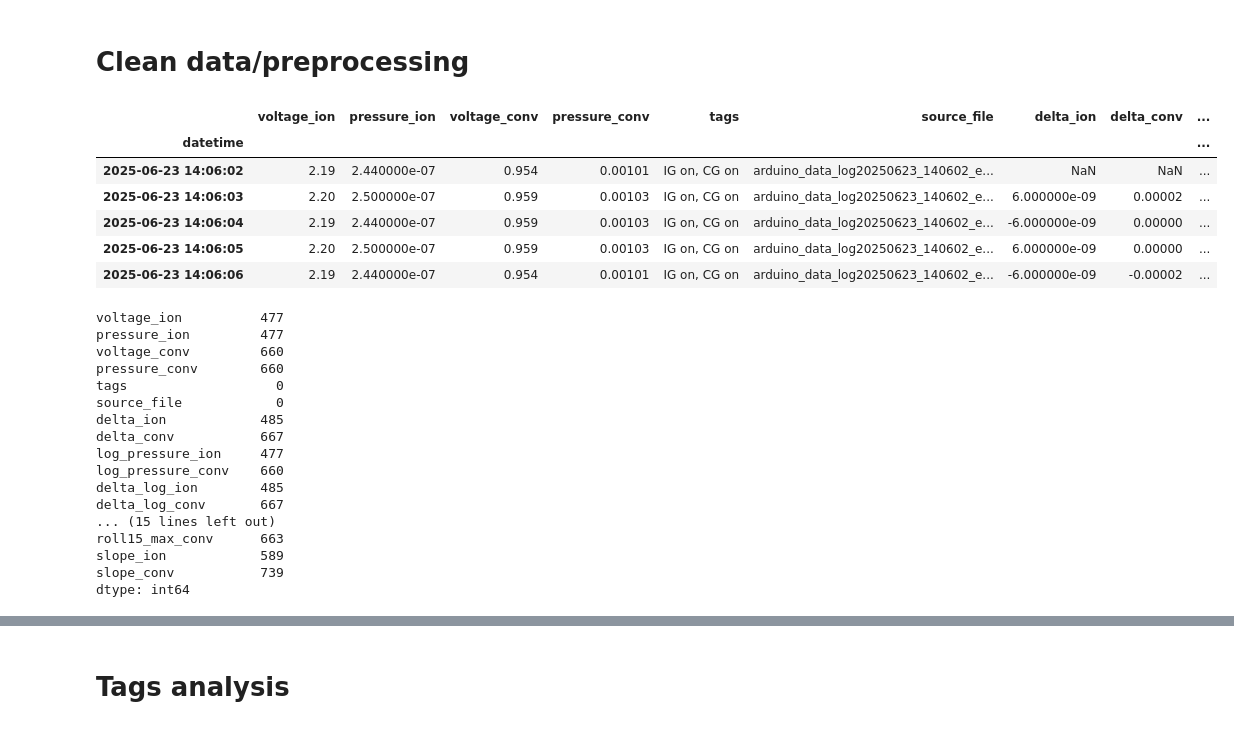
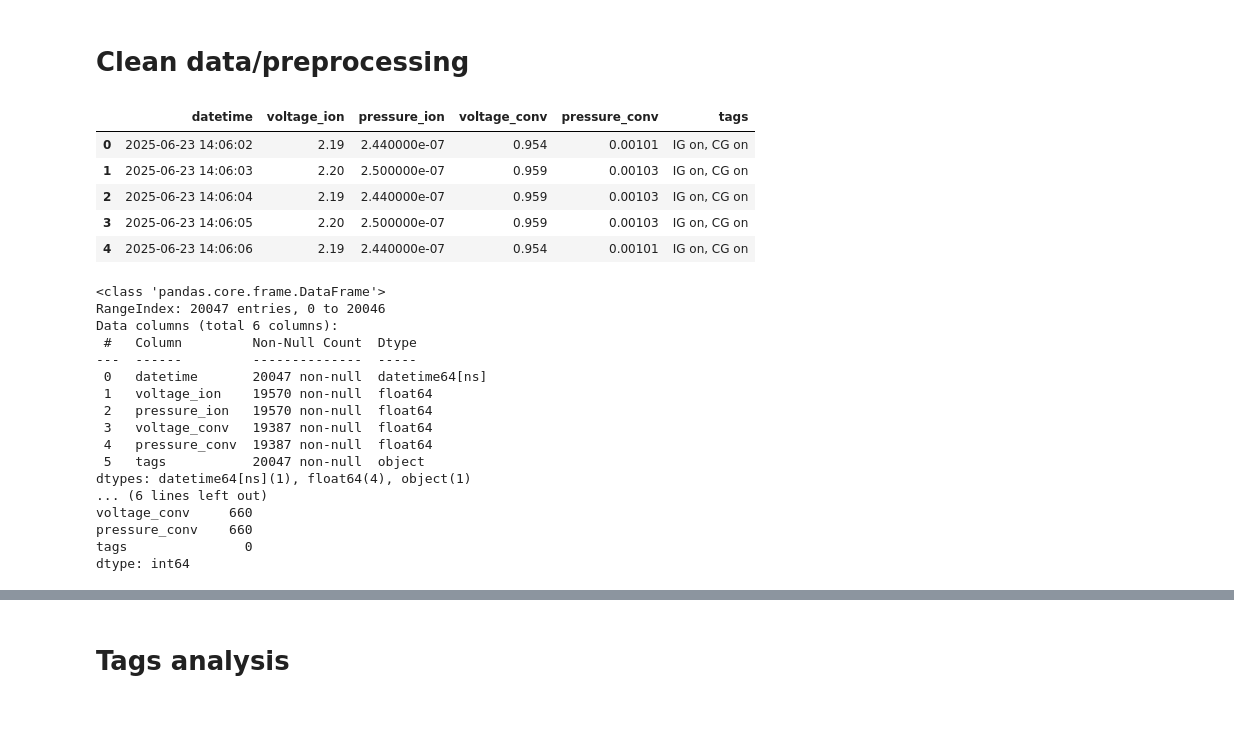
Before and after one commit to CCEW/vacuum_diagnostics, a Jupyter notebook: notebooks/02_edaALL.ipynb, the cells around one changed output, grey strips where cells are left out. Cells and saved outputs as stored; diff of their text form; code cells hidden in the pictures.

```diff
--- a/notebooks/02_edaALL.ipynb
+++ b/notebooks/02_edaALL.ipynb
@@ -37,35 +37,37 @@ Combined data saved to ..\data\processed\merged_all_raw_data.csv
 # Clean data/preprocessing
 # %%
 # drops unnecessary columns like analog and merges date and time to datetime column
-df_cleaned = preprocess(df)
+df_cleaned = basic_clean(df)
 df_cleaned.head()
-df.info()
-df.describe()
 # %% [output]
-|  | voltage_ion | pressure_ion | voltage_conv | pressure_conv | tags | source_file | delta_ion | delta_conv | ... |
-| datetime |  |  |  |  |  |  |  |  | ... |
-| 2025-06-23 14:06:02 | 2.19 | 2.440000e-07 | 0.954 | 0.00101 | IG on, CG on | arduino_data_log20250623_140602_e... | NaN | NaN | ... |
-| 2025-06-23 14:06:03 | 2.20 | 2.500000e-07 | 0.959 | 0.00103 | IG on, CG on | arduino_data_log20250623_140602_e... | 6.000000e-09 | 0.00002 | ... |
-| 2025-06-23 14:06:04 | 2.19 | 2.440000e-07 | 0.959 | 0.00103 | IG on, CG on | arduino_data_log20250623_140602_e... | -6.000000e-09 | 0.00000 | ... |
-| 2025-06-23 14:06:05 | 2.20 | 2.500000e-07 | 0.959 | 0.00103 | IG on, CG on | arduino_data_log20250623_140602_e... | 6.000000e-09 | 0.00000 | ... |
-| 2025-06-23 14:06:06 | 2.19 | 2.440000e-07 | 0.954 | 0.00101 | IG on, CG on | arduino_data_log20250623_140602_e... | -6.000000e-09 | -0.00002 | ... |
+|  | datetime | voltage_ion | pressure_ion | voltage_conv | pressure_conv | tags |
+| 0 | 2025-06-23 14:06:02 | 2.19 | 2.440000e-07 | 0.954 | 0.00101 | IG on, CG on |
+| 1 | 2025-06-23 14:06:03 | 2.20 | 2.500000e-07 | 0.959 | 0.00103 | IG on, CG on |
+| 2 | 2025-06-23 14:06:04 | 2.19 | 2.440000e-07 | 0.959 | 0.00103 | IG on, CG on |
+| 3 | 2025-06-23 14:06:05 | 2.20 | 2.500000e-07 | 0.959 | 0.00103 | IG on, CG on |
+| 4 | 2025-06-23 14:06:06 | 2.19 | 2.440000e-07 | 0.954 | 0.00101 | IG on, CG on |
 # %%
-df_cleaned.isnull().sum()
+df_cleaned.info()
+df_cleaned.describe()
+# save the cleaned dataframe
+#df_cleaned.to_csv(DATA_PROCESSED / "raw_with_datetime.csv", index=False)
+print("\nMissing values in each column:")
+print(df_cleaned.isnull().sum())
 # %% [output]
-voltage_ion          477
-pressure_ion         477
-voltage_conv         660
-pressure_conv        660
-tags                   0
-source_file            0
-delta_ion            485
-delta_conv           667
-log_pressure_ion     477
-log_pressure_conv    660
-delta_log_ion        485
-delta_log_conv       667
-... (15 lines left out)
-roll15_max_conv      663
-slope_ion            589
-slope_conv           739
+<class 'pandas.core.frame.DataFrame'>
+RangeIndex: 20047 entries, 0 to 20046
+Data columns (total 6 columns):
+ #   Column         Non-Null Count  Dtype
+---  ------         --------------  -----
+ 0   datetime       20047 non-null  datetime64[ns]
+ 1   voltage_ion    19570 non-null  float64
+ 2   pressure_ion   19570 non-null  float64
+ 3   voltage_conv   19387 non-null  float64
+ 4   pressure_conv  19387 non-null  float64
+ 5   tags           20047 non-null  object
+dtypes: datetime64[ns](1), float64(4), object(1)
+... (6 lines left out)
+voltage_conv     660
+pressure_conv    660
+tags               0
 dtype: int64
```
Also changed, not shown: parts of 15 cells of this notebook, 16 other files.
